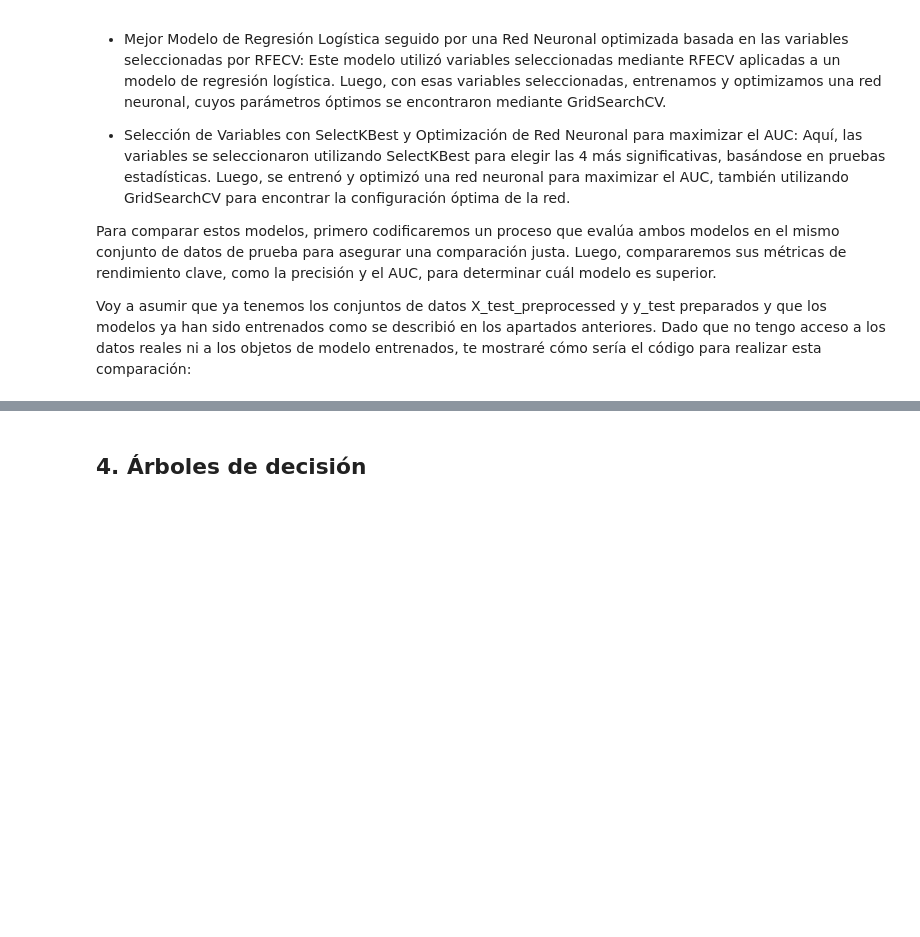
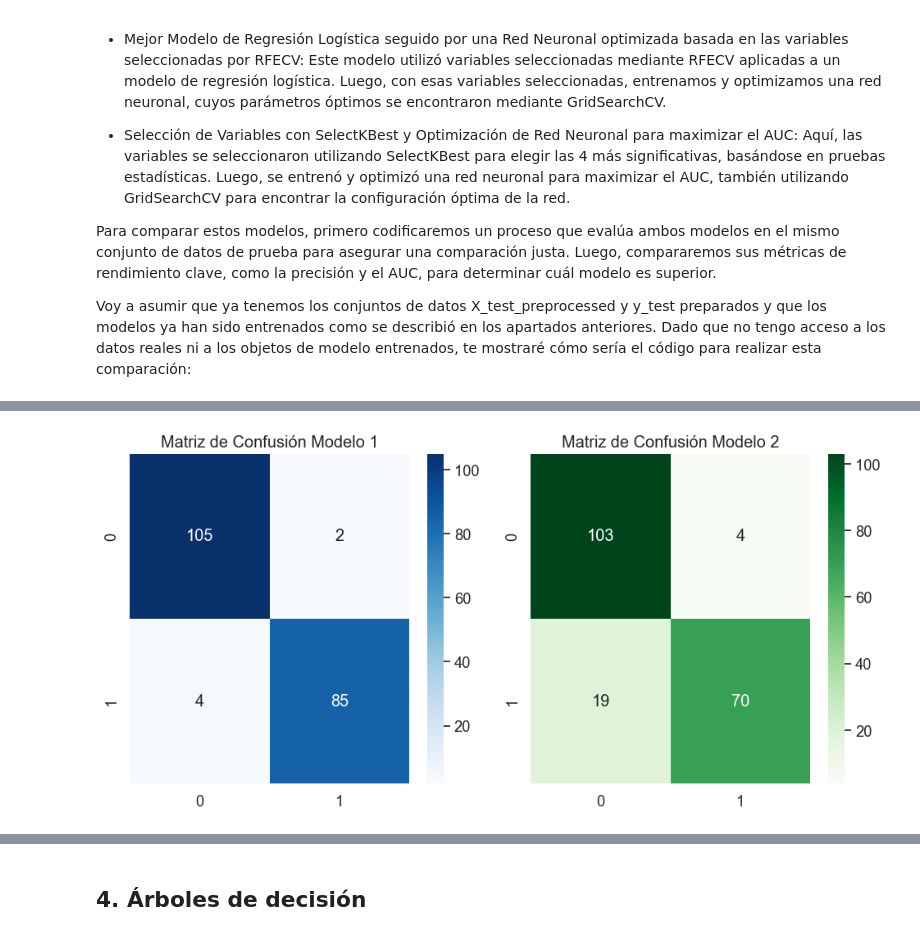
Before and after one commit to alejbormeg/MasterBigDataML-MachineLearningI, a Jupyter notebook: src/proyecto.ipynb, the cells around one changed output, grey strips where cells are left out. Saved outputs shown, nothing was run; the diff lists cells and outputs as text; code cells hidden in the pictures; blank space fills up the shorter version.

```diff
--- a/src/proyecto.ipynb
+++ b/src/proyecto.ipynb
@@ -618 +654,24 @@ Modelo del Apartado 2: Precisión = 0.8673469387755102, AUC = 0.9617242465609577
 El modelo del Apartado 1 es superior en términos de AUC.
+# %%
+from sklearn.metrics import confusion_matrix
+import seaborn as sns
+import matplotlib.pyplot as plt
+
+# Matriz de confusión para el Modelo del Apartado 1
+cm_nn_1 = confusion_matrix(y_test, y_pred_nn_1)
+plt.figure(figsize=(10, 5))
+plt.subplot(1, 2, 1)  # 1 fila, 2 columnas, posición 1
+sns.heatmap(cm_nn_1, annot=True, fmt="d", cmap="Blues")
+plt.title('Matriz de Confusión Modelo 1')
+
+# Matriz de confusión para el Modelo del Apartado 2
+cm_nn_2 = confusion_matrix(y_test, y_pred_nn_2)
+plt.subplot(1, 2, 2)  # 1 fila, 2 columnas, posición 2
+sns.heatmap(cm_nn_2, annot=True, fmt="d", cmap="Greens")
+plt.title('Matriz de Confusión Modelo 2')
+
+
+plt.tight_layout()
+plt.show()
+# %% [output]
+[figure, added]
```
Also changed, not shown: parts of 14 cells of this notebook, 7 other files.
